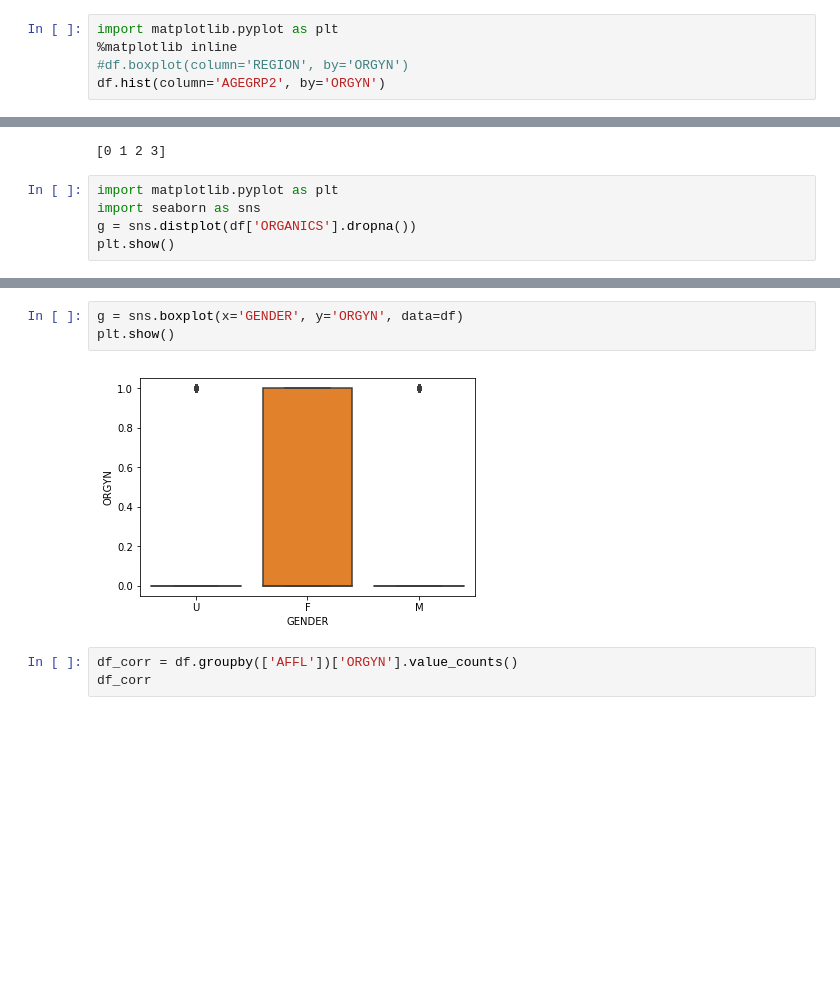
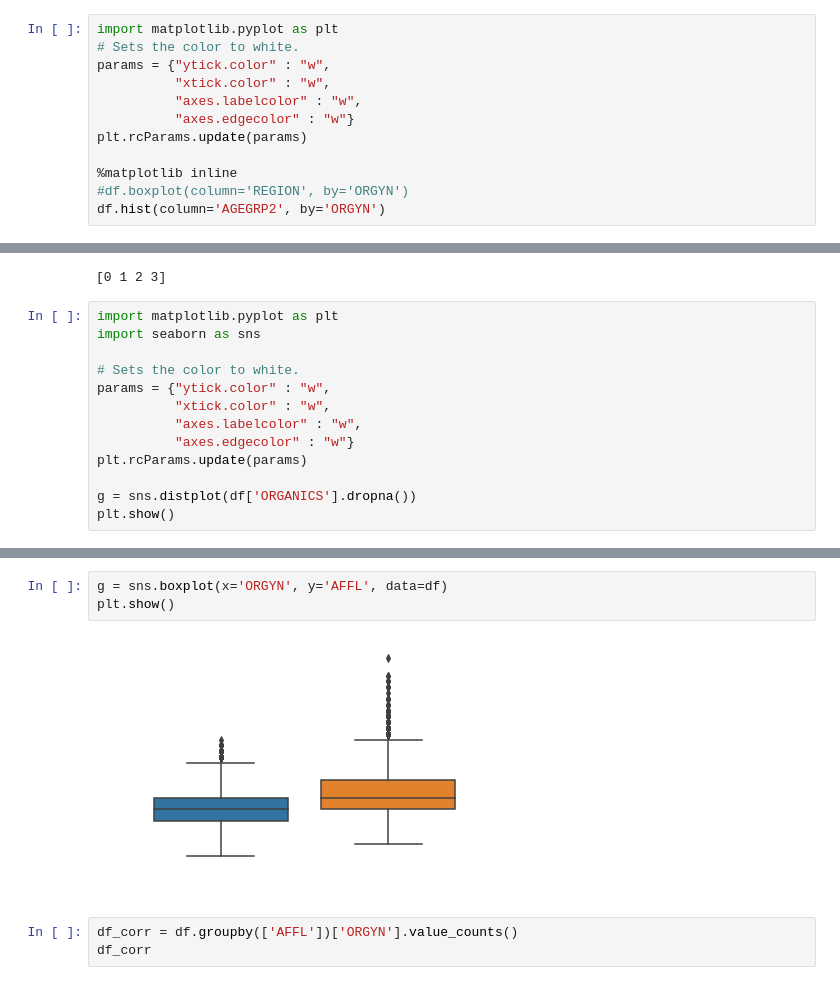
Before and after one commit to MaxEdman/IFN645_CaseStudy1, a Jupyter notebook: Preprocessing.ipynb, the cells around one changed output, grey strips where cells are left out. Saved outputs shown, nothing was run; the diff lists cells and outputs as text; blank space fills up the shorter version.

```diff
--- a/Preprocessing.ipynb
+++ b/Preprocessing.ipynb
@@ -127,6 +127,13 @@ dtypes: float64(3), int64(2), uint8(32)
 memory usage: 1.5 MB
 # %%
 import matplotlib.pyplot as plt
+# Sets the color to white.
+params = {"ytick.color" : "w",
+          "xtick.color" : "w",
+          "axes.labelcolor" : "w",
+          "axes.edgecolor" : "w"}
+plt.rcParams.update(params)
+
 %matplotlib inline
 #df.boxplot(column='REGION', by='ORGYN')
 df.hist(column='AGEGRP2', by='ORGYN')
@@ -142,6 +149,14 @@ print(df['ORGANICS'].unique())
 # %%
 import matplotlib.pyplot as plt
 import seaborn as sns
+
+# Sets the color to white.
+params = {"ytick.color" : "w",
+          "xtick.color" : "w",
+          "axes.labelcolor" : "w",
+          "axes.edgecolor" : "w"}
+plt.rcParams.update(params)
+
 g = sns.distplot(df['ORGANICS'].dropna())
 plt.show()
 # %% [output]
@@ -154,8 +179,8 @@ plt.show()
 # %%
-g = sns.boxplot(x='GENDER', y='ORGYN', data=df)
+g = sns.boxplot(x='ORGYN', y='AFFL', data=df)
 plt.show()
 # %% [output]
-[figure, old version]
+[figure, new version]
 # %%
 df_corr = df.groupby(['AFFL'])['ORGYN'].value_counts()
 df_corr
```
Also changed, not shown: parts of 3 cells of this notebook, 1 other file.
